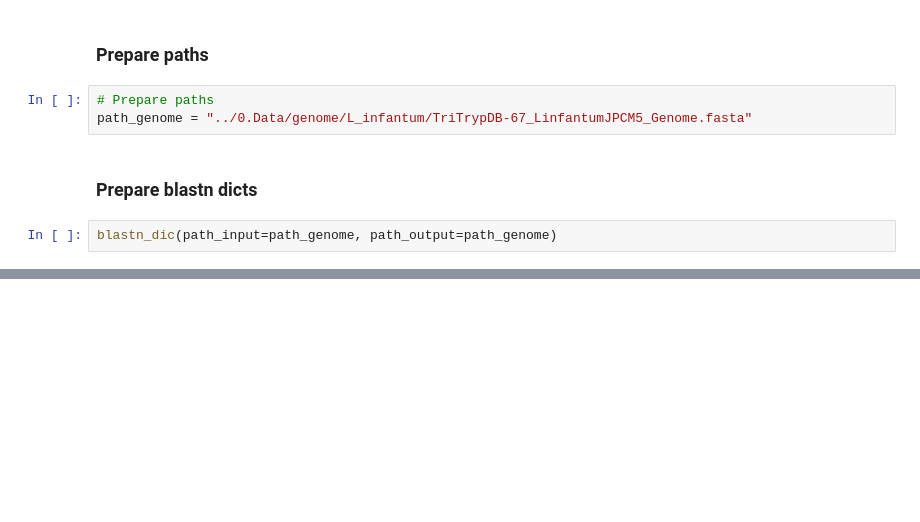
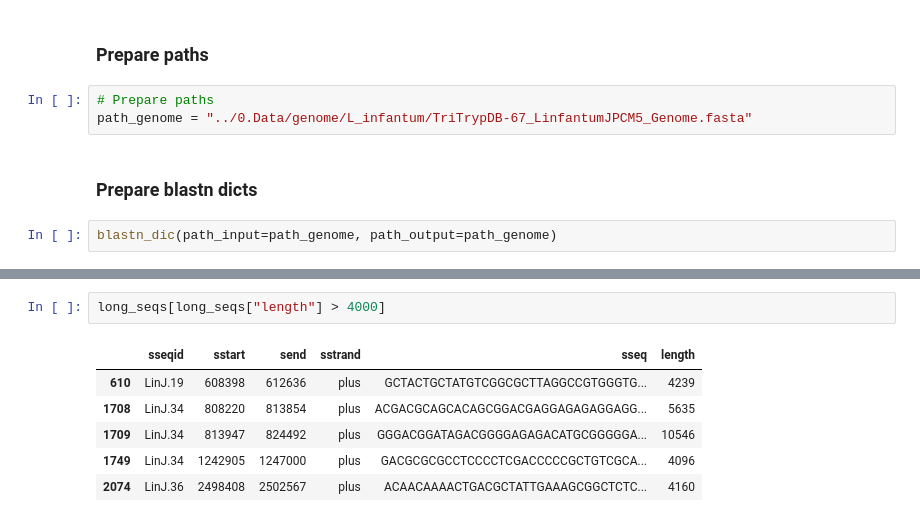
Before and after one commit to Viskuit/Test_BEDOPS, a Jupyter notebook: 17.Real_coordinates_method/2.test.ipynb, the cells around one changed output, grey strips where cells are left out. Cells and saved outputs as stored; diff of their text form; blank space fills up the shorter version.

```diff
--- a/17.Real_coordinates_method/2.test.ipynb
+++ b/17.Real_coordinates_method/2.test.ipynb
@@ -159,0 +309,9 @@ blastn_dic(path_input=path_genome, path_output=path_genome)
+# %%
+long_seqs[long_seqs["length"] > 4000]
+# %% [output]
+|  | sseqid | sstart | send | sstrand | sseq | length |
+| 610 | LinJ.19 | 608398 | 612636 | plus | GCTACTGCTATGTCGGCGCTTAGGCCGTGGGTG... | 4239 |
+| 1708 | LinJ.34 | 808220 | 813854 | plus | ACGACGCAGCACAGCGGACGAGGAGAGAGGAGG... | 5635 |
+| 1709 | LinJ.34 | 813947 | 824492 | plus | GGGACGGATAGACGGGGAGAGACATGCGGGGGA... | 10546 |
+| 1749 | LinJ.34 | 1242905 | 1247000 | plus | GACGCGCGCCTCCCCTCGACCCCCGCTGTCGCA... | 4096 |
+| 2074 | LinJ.36 | 2498408 | 2502567 | plus | ACAACAAAACTGACGCTATTGAAAGCGGCTCTC... | 4160 |
```
Also changed, not shown: parts of 14 cells of this notebook, 8 other files.
